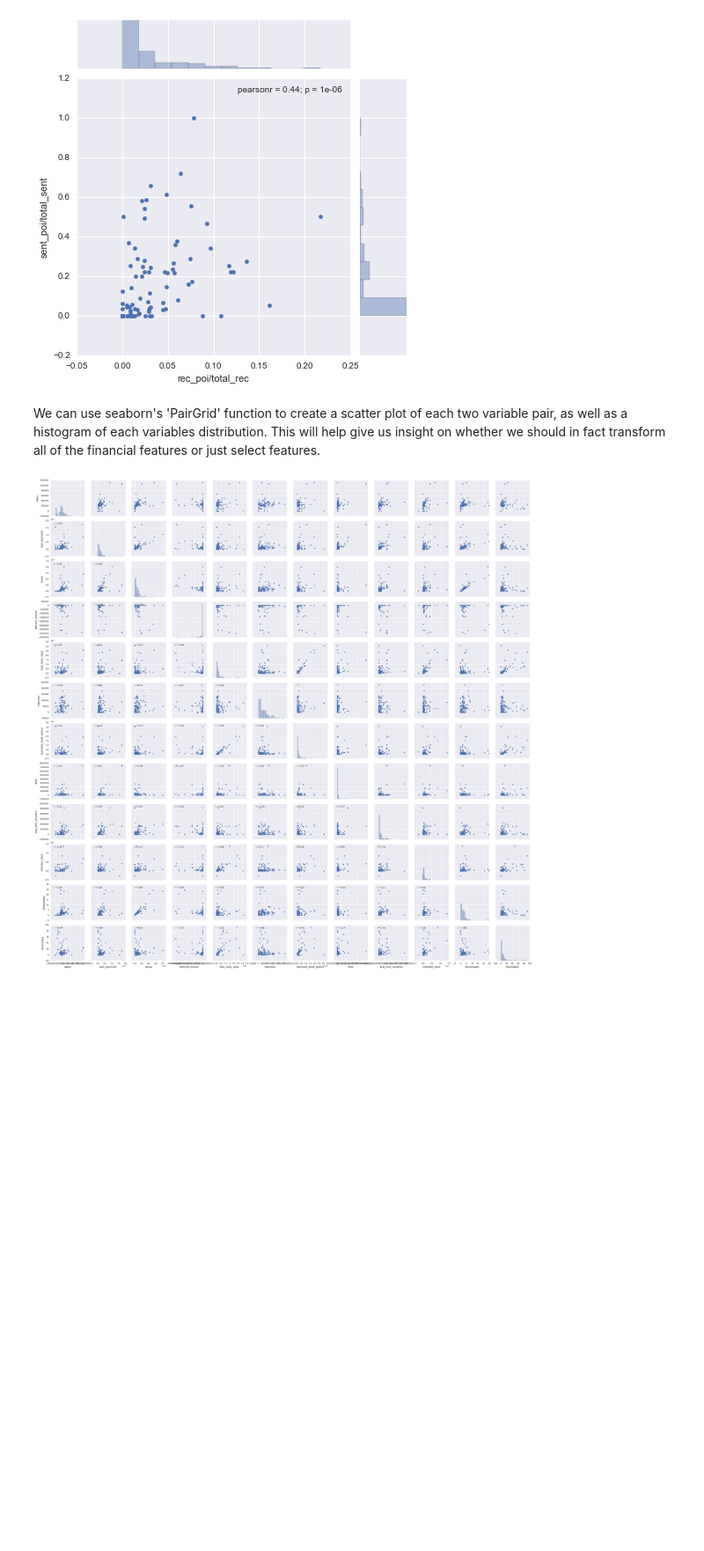
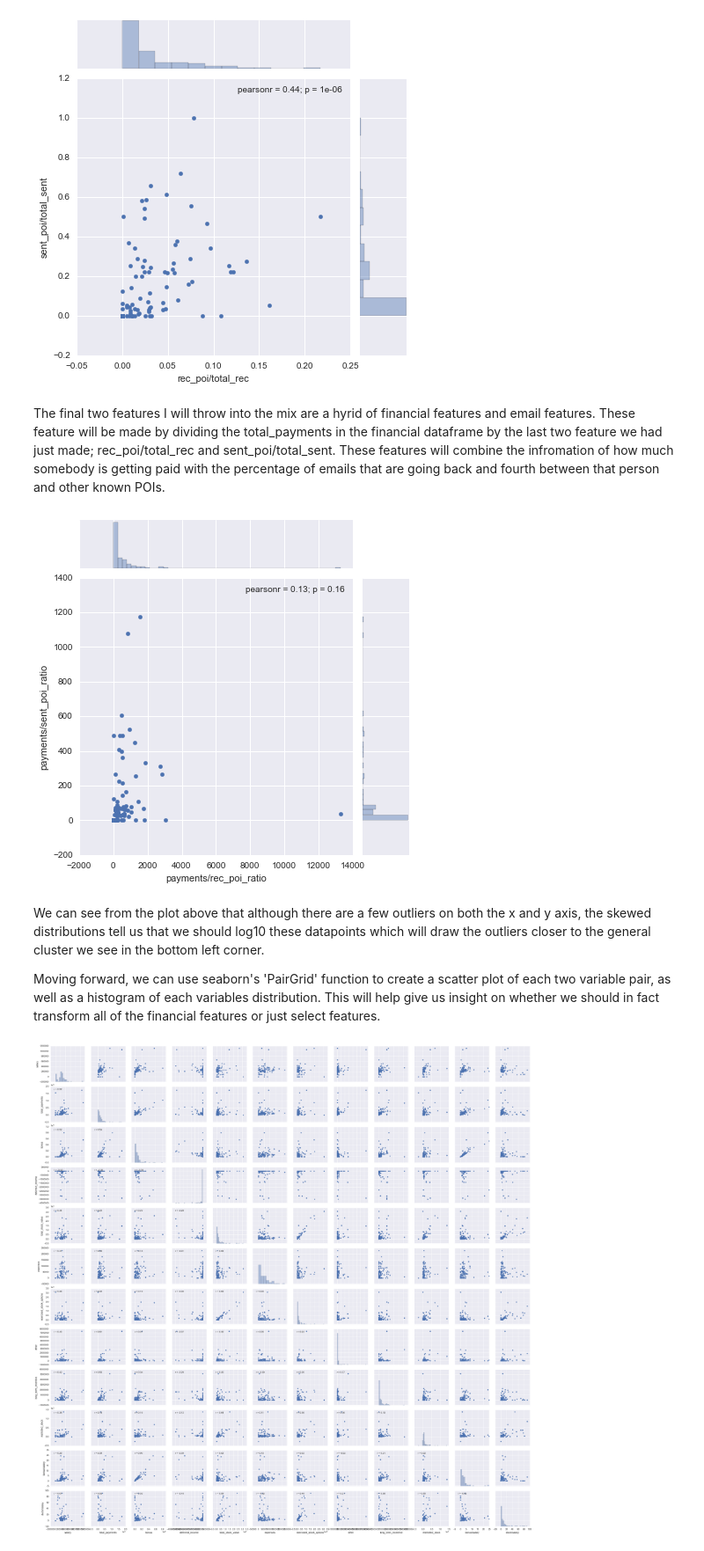
Before and after one commit to LayneNewhouse/Machine-Learning, a Jupyter notebook: Project5.ipynb, the cells around one changed output. Shown at 88% size. Cells and saved outputs as stored; diff of their text form; code cells hidden in the pictures; blank space fills up the shorter version.

```diff
--- a/Project5.ipynb
+++ b/Project5.ipynb
@@ -376,8 +376,24 @@ features = ["rec_poi/total_rec","sent_poi/total_sent"]
 sns.jointplot(x=features[0], y=features[1], data=email_df[features]);
 # %% [output]
 [figure]
+# %% [markdown]
+The final two features I will throw into the mix are a hyrid of financial features and email features. These feature will be made by dividing the total_payments in the financial dataframe by the last two feature we had just made; rec_poi/total_rec and sent_poi/total_sent. These features will combine the infromation of how much somebody is getting paid with the percentage of emails that are going back and fourth between that person and other known POIs.
+# %%
+hybrid_df = pd.DataFrame()
+hybrid_df["payments/rec_poi_ratio"] = financial_df["total_payments"] /\
+                                        email_df["rec_poi/total_rec"]
+hybrid_df["payments/sent_poi_ratio"] = financial_df["total_payments"] /\
+                                        email_df["sent_poi/total_sent"]
+hybrid_df = hybrid_df.replace(["inf","-inf", "NaN"], 0)
+# %%
+features = ["payments/rec_poi_ratio","payments/sent_poi_ratio"]
+sns.jointplot(x=features[0], y=features[1], data=hybrid_df[features]);
+# %% [output]
+[figure, added]
 # %% [markdown]
-We can use seaborn's 'PairGrid' function to create a scatter plot of each two variable pair, as well as a histogram of each variables distribution. This will help give us insight on whether we should in fact transform all of the financial features or just select features.
+We can see from the plot above that although there are a few outliers on both the x and y axis, the skewed distributions tell us that we should log10 these datapoints which will draw the outliers closer to the general cluster we see in the bottom left corner.
+
+Moving forward, we can use seaborn's 'PairGrid' function to create a scatter plot of each two variable pair, as well as a histogram of each variables distribution. This will help give us insight on whether we should in fact transform all of the financial features or just select features.
 # %%
 #calculates pearson correlation (r)
 def corrfunc(x, y, **kws):
```
Also changed, not shown: parts of 14 cells of this notebook.
